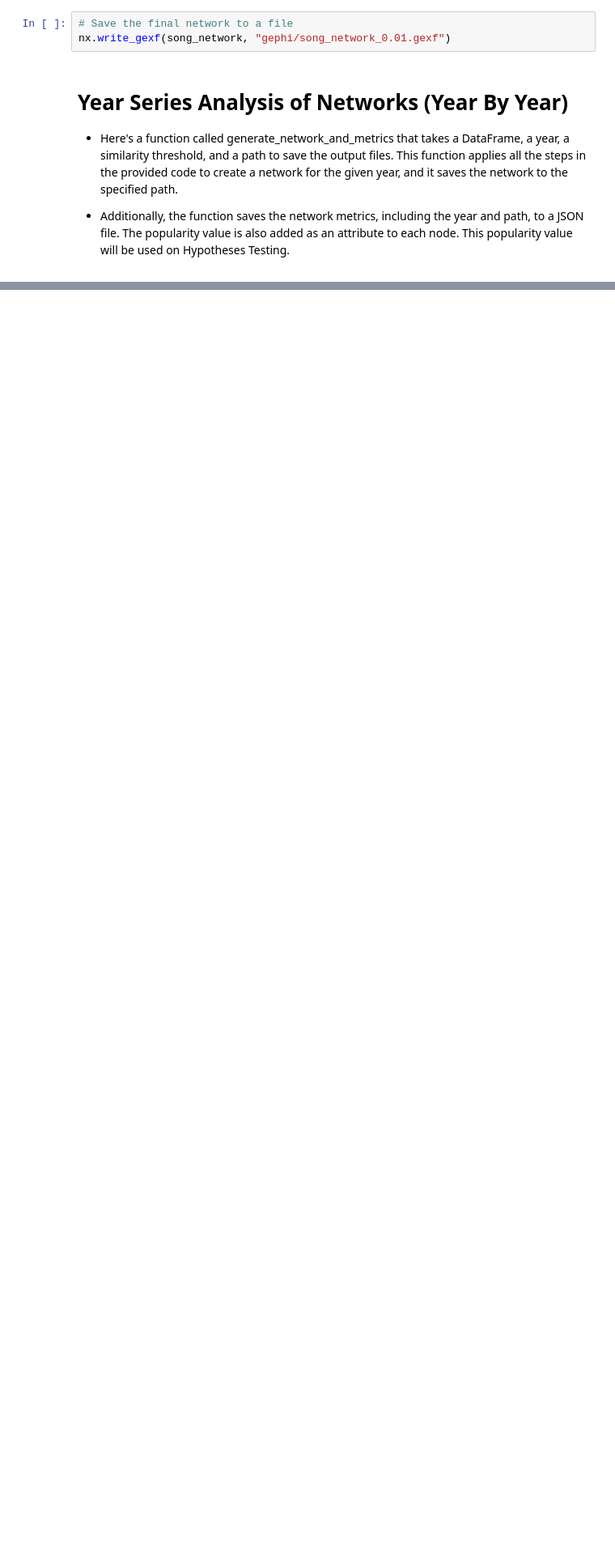
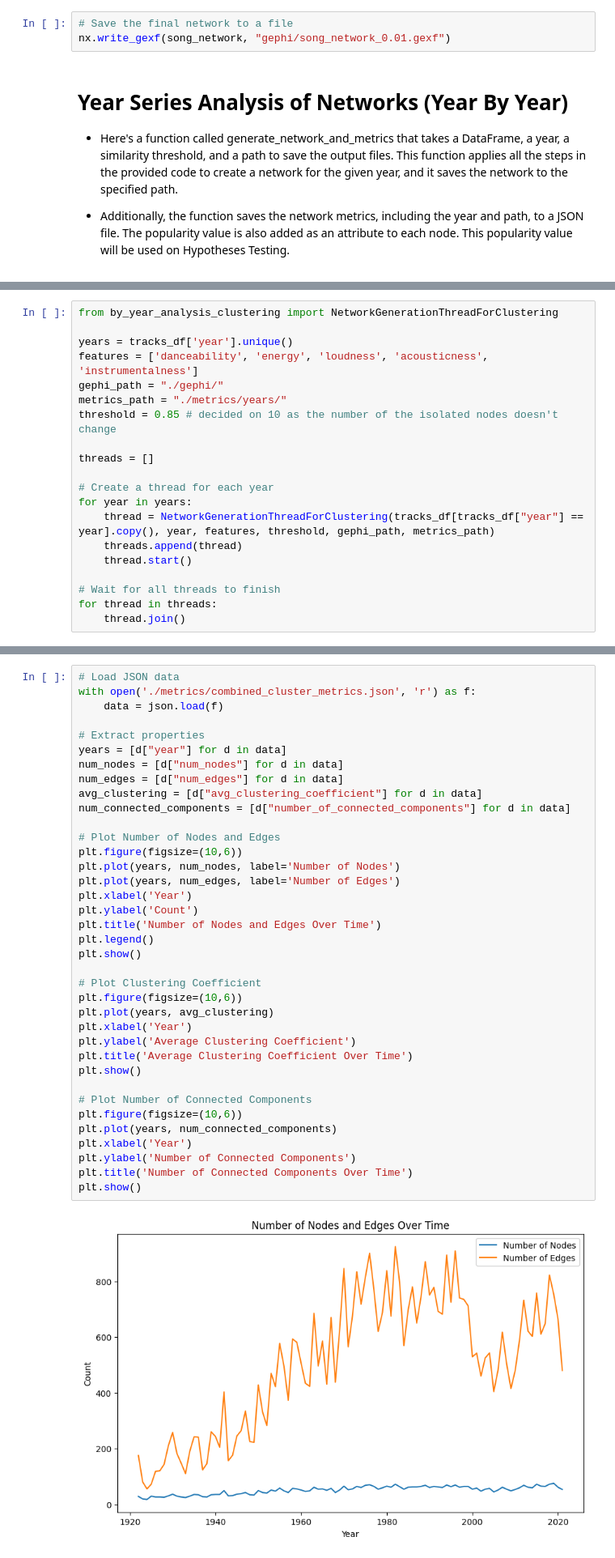
Before and after one commit to emirkantul/song-popularities-and-properties-during-time, a Jupyter notebook: NeworkAnalysis.ipynb, the cells around one changed output, grey strips where cells are left out. Shown at 81% size. Drawn from its saved outputs; the diff is of its cells as text; blank space fills up the shorter version.

```diff
--- a/NeworkAnalysis.ipynb
+++ b/NeworkAnalysis.ipynb
@@ -360,0 +411,20 @@ Generated network for 2002 with {'year': 2002, 'path': './gephi/song_network_200
+# %%
+from by_year_analysis_clustering import NetworkGenerationThreadForClustering
+
+years = tracks_df['year'].unique()
+features = ['danceability', 'energy', 'loudness', 'acousticness', 'instrumentalness']
+gephi_path = "./gephi/"
+metrics_path = "./metrics/years/"
+threshold = 0.85 # decided on 10 as the number of the isolated nodes doesn't change
+
+threads = []
+
+# Create a thread for each year
+for year in years:
+    thread = NetworkGenerationThreadForClustering(tracks_df[tracks_df["year"] == year].copy(), year, features, threshold, gephi_path, metrics_path)
+    threads.append(thread)
+    thread.start()
+
+# Wait for all threads to finish
+for thread in threads:
+    thread.join()
@@ -360,0 +506,39 @@ Generated network for 2002 with {'year': 2002, 'path': './gephi/song_network_200
+# %%
+# Load JSON data
+with open('./metrics/combined_cluster_metrics.json', 'r') as f:
+    data = json.load(f)
+
+# Extract properties
+years = [d["year"] for d in data]
+num_nodes = [d["num_nodes"] for d in data]
+num_edges = [d["num_edges"] for d in data]
+avg_clustering = [d["avg_clustering_coefficient"] for d in data]
+num_connected_components = [d["number_of_connected_components"] for d in data]
+
+# Plot Number of Nodes and Edges
+plt.figure(figsize=(10,6))
+plt.plot(years, num_nodes, label='Number of Nodes')
+plt.plot(years, num_edges, label='Number of Edges')
+plt.xlabel('Year')
+plt.ylabel('Count')
+plt.title('Number of Nodes and Edges Over Time')
+plt.legend()
+plt.show()
+
+# Plot Clustering Coefficient
+plt.figure(figsize=(10,6))
+plt.plot(years, avg_clustering)
+plt.xlabel('Year')
+plt.ylabel('Average Clustering Coefficient')
+plt.title('Average Clustering Coefficient Over Time')
+plt.show()
+
+# Plot Number of Connected Components
+plt.figure(figsize=(10,6))
+plt.plot(years, num_connected_components)
+plt.xlabel('Year')
+plt.ylabel('Number of Connected Components')
+plt.title('Number of Connected Components Over Time')
+plt.show()
+# %% [output]
+[figure, added]
```
Also changed, not shown: parts of 20 cells of this notebook, 17 other files.
